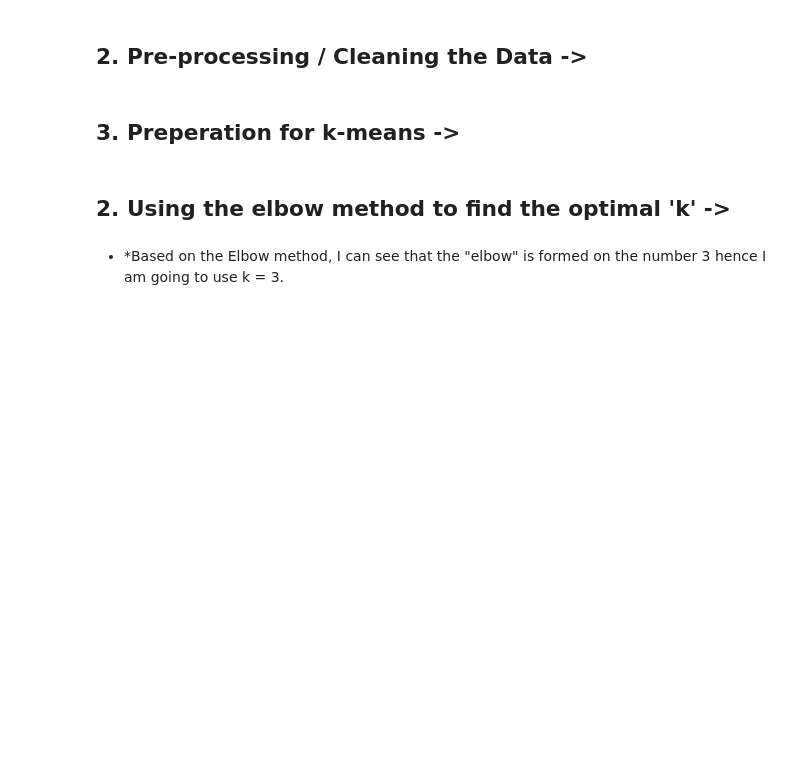
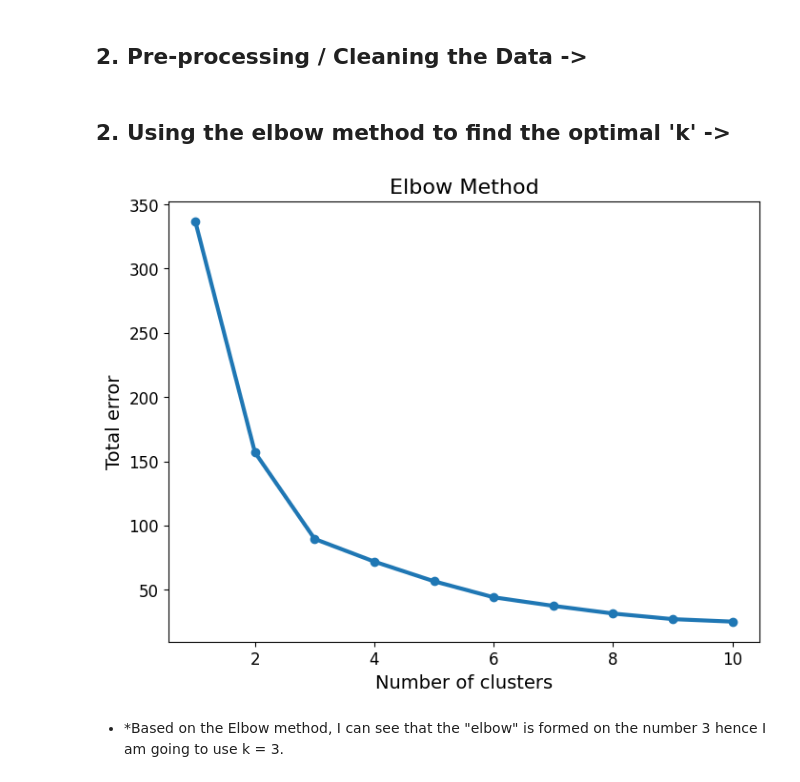
Before and after one commit to Zeref64/BigData-Analysis-project, a Jupyter notebook: Bill/main_notebook_test.ipynb, the cells around one changed output. Drawn from its saved outputs; the diff is of its cells as text; code cells hidden in the pictures; blank space fills up the shorter version.

```diff
--- a/Bill/main_notebook_test.ipynb
+++ b/Bill/main_notebook_test.ipynb
@@ -96,5 +106,3 @@ df = df.drop(columns=columns_to_drop)
 datetime_columns = ['TFS_Alarm_Time', 'Fire_Under_Control_Time', 'TFS_Arrival_Time', 'Last_TFS_Unit_Clear_Time']
 for col in datetime_columns:
     df[col] = pd.to_datetime(df[col], errors='coerce')
-# %% [markdown]
-## 3. Preperation for k-means ->
@@ -110,26 +109,27 @@ df = df[(df['Latitude'] != 0) & (df['Longitude'] != 0)]
 # %% [markdown]
 ## 2. Using the elbow method to find the optimal 'k' ->
 # %%
+#? Calculate total error for different numbers of clusters with K-Means
+err_total = []
+n_clusters = 10
+df_elbow = df[['Latitude', 'Longitude']]
 
-#? Calculate total error for different numbers of clusters with K-Means
-# err_total = []
-# n_clusters = 10
-# df_elbow = df[['Latitude', 'Longitude']]
+for i in range(1, n_clusters + 1):
+    kmeans = KMeans(n_clusters=i, random_state=0)
+    kmeans.fit(df_elbow)
+    err_total.append(kmeans.inertia_)
 
-# for i in range(1, n_clusters + 1):
-#     kmeans = KMeans(n_clusters=i, random_state=0)
-#     kmeans.fit(df_elbow)
-#     err_total.append(kmeans.inertia_)
-
-# # Plot elbow method
-# fig, ax = plt.subplots(figsize=(8, 6))
-# ax.plot(range(1, n_clusters + 1), err_total, linewidth=3, marker='o')
-# ax.set_xlabel("Number of clusters", fontsize=14)
-# ax.set_ylabel("Total error", fontsize=14)
-# ax.set_title("Elbow Method", fontsize=16)
-# plt.xticks(fontsize=12)
-# plt.yticks(fontsize=12)
-# plt.show()
+# Plot elbow method
+fig, ax = plt.subplots(figsize=(8, 6))
+ax.plot(range(1, n_clusters + 1), err_total, linewidth=3, marker='o')
+ax.set_xlabel("Number of clusters", fontsize=14)
+ax.set_ylabel("Total error", fontsize=14)
+ax.set_title("Elbow Method", fontsize=16)
+plt.xticks(fontsize=12)
+plt.yticks(fontsize=12)
+plt.show()
+# %% [output]
+[figure, added]
 # %% [markdown]
 - *Based on the Elbow method, I can see that the "elbow" is formed on the number 3 hence I am going to use k = 3.
 # %% [markdown]
```
Also changed, not shown: parts of 12 cells of this notebook.
